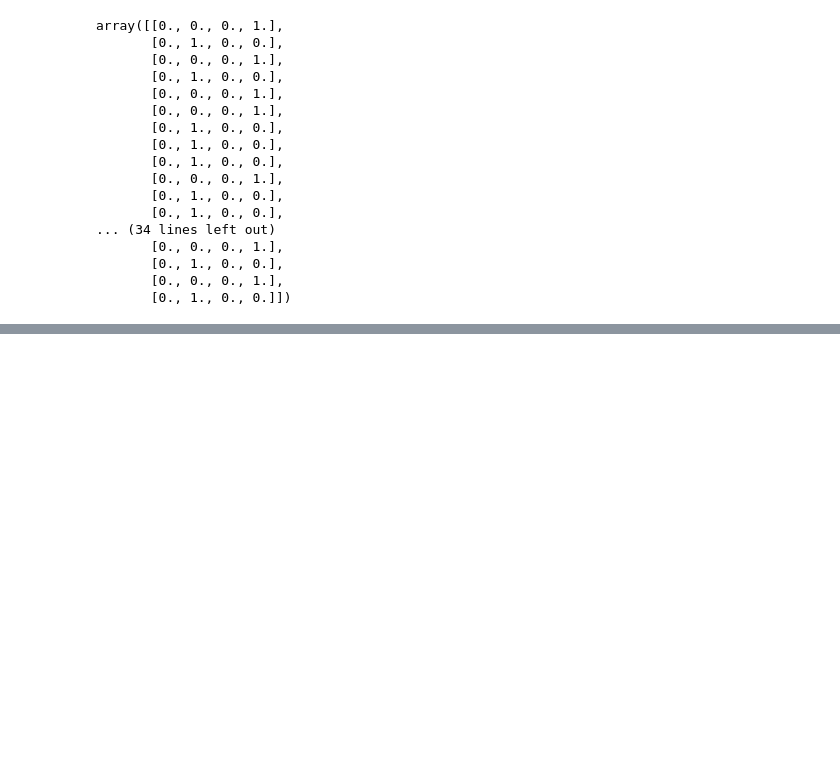
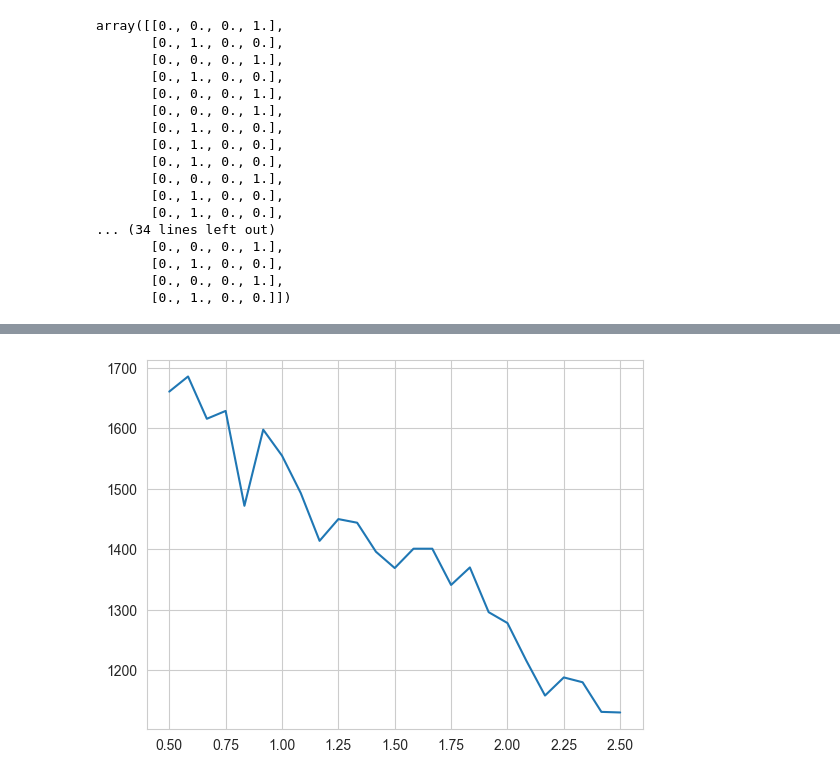
Before and after one commit to alexdaiii/spaceships-database, a Jupyter notebook: src/scratch/plot_pdf.ipynb, the cells around one changed output, grey strips where cells are left out. Drawn from its saved outputs; the diff is of its cells as text; code cells hidden in the pictures; blank space fills up the shorter version.

```diff
--- a/src/scratch/plot_pdf.ipynb
+++ b/src/scratch/plot_pdf.ipynb
@@ -365,0 +401,87 @@ array([[0., 0., 0., 1.],
+# %%
+# min_nodes = 7
+# max_nodes = 10
+n_gen = 20
+
+# n_nodes = rng.randint(min_nodes, max_nodes, n_gen)
+#
+# max_p = .7
+# min_p = .15
+# slope = (max_p - min_p) / (max_nodes - min_nodes)
+# intercept = max_p - slope * max_nodes
+#
+# p_vals = n_nodes * slope + intercept + rng.normal(0, .05, n_nodes.shape)
+
+rng = np.random.RandomState(0)
+
+
+def generate_hyperlane_map(hyperlane_density: float, n_gen: int = 20):
+    print(f"Generating hyperlane map with density {hyperlane_density} and {n_gen} clusters")
+    pvals = rng.normal(.25, .005, n_gen)
+
+    # mean number of edges to draw between clusters
+    hyperlanes_between_cluster = rng.poisson(hyperlane_density + 1, n_gen)
+
+    nodes_per_cluster = 12
+    clusters = [
+        nx.fast_gnp_random_graph(nodes_per_cluster, p, seed=rng)
+        for p in pvals
+    ]
+    # relabel the nodes
+    clusters = [nx.relabel_nodes(g, {n: f"node_{i}_{n}" for n in g.nodes}) for i, g in enumerate(clusters)]
+
+    def connect_graph(ind_g: nx.Graph):
+        while not nx.is_connected(ind_g):
+            # get the connected components
+            connected_components = list(nx.connected_components(ind_g))
+            # get the nodes in the first component
+            nodes = list(connected_components[0])
+            # get the nodes in the second component
+            nodes2 = list(connected_components[1])
+            # add an edge between the two nodes
+            ind_g.add_edge(nodes[0], nodes2[0])
+
+    # make sure each individual clusters is connected - if disconnected, add edges until connected
+    for g in clusters:
+        connect_graph(g)
+
+    combined = nx.compose_all(clusters)
+
+    # # add hyperlanes between clusters
+    # print(len(list(nx.connected_components(combined))) == len(hyperlanes_between_cluster))
+
+    connected_components = list(nx.connected_components(combined))
+    for i, (cc, n_hyper) in enumerate(zip(connected_components, hyperlanes_between_cluster)):
+        j = i + 1 if i + 1 < len(connected_components) else 0
+
+        cc2 = connected_components[j]
+        n_conn = min(len(cc), len(cc2), n_hyper)
+
+        # randomly choose n_hyper nodes from each cluster
+        nodes1 = rng.choice(list(cc), n_conn, replace=False)
+        nodes2 = rng.choice(list(connected_components[j]), n_conn, replace=False)
+
+        # add edges between the two nodes
+        for n1, n2 in zip(nodes1, nodes2):
+            combined.add_edge(n1, n2)
+
+    connect_graph(combined)
+
+    return np.array([len(list(combined.neighbors(n))) for n in combined.nodes])
+
+    # ax, fig = plt.subplots(figsize=(25, 20))
+    #
+    # # plot the combined graph - shrink the nodes and the labels
+    # nx.draw(combined, with_labels=True, node_size=50, font_size=8, ax=fig)
+    # plt.show()
+    #
+    # # plot the number of edges per vertex (in a new plot)
+    # edges_per_vertex = np.array([len(list(combined.neighbors(n))) for n in combined.nodes])
+    # plt.hist(edges_per_vertex, density=True)
+
+
+densities = np.linspace(.5, 2.5, 25)
+infos = [generate_hyperlane_map(d, 1000) for d in densities]
+# plot number of vertices with 1 edge vs density
+plt.plot(densities, [np.sum(i == 1) for i in infos])
+# %% [output]
@@ -365,0 +506 @@ array([[0., 0., 0., 1.],
+[figure, added]
```
Also changed, not shown: parts of 8 cells of this notebook, 5 other files.
